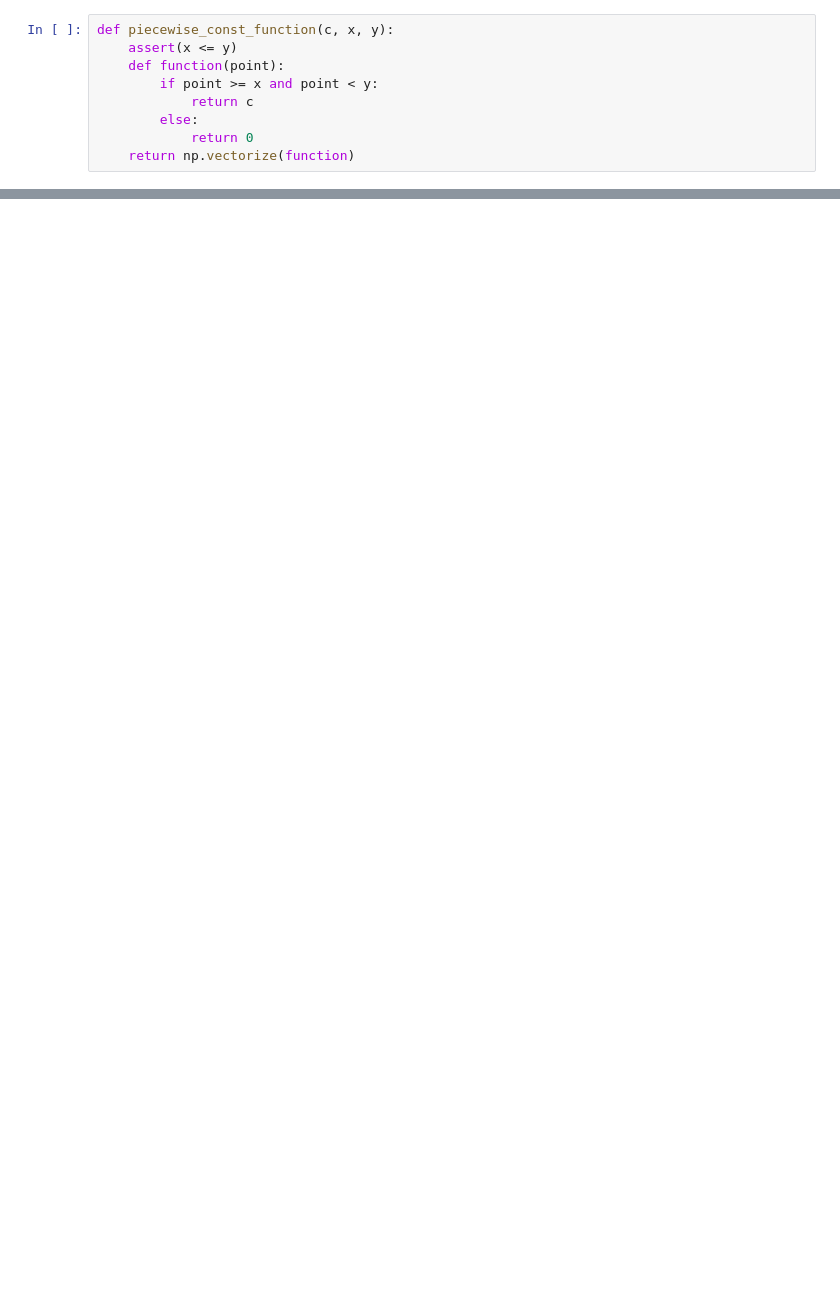
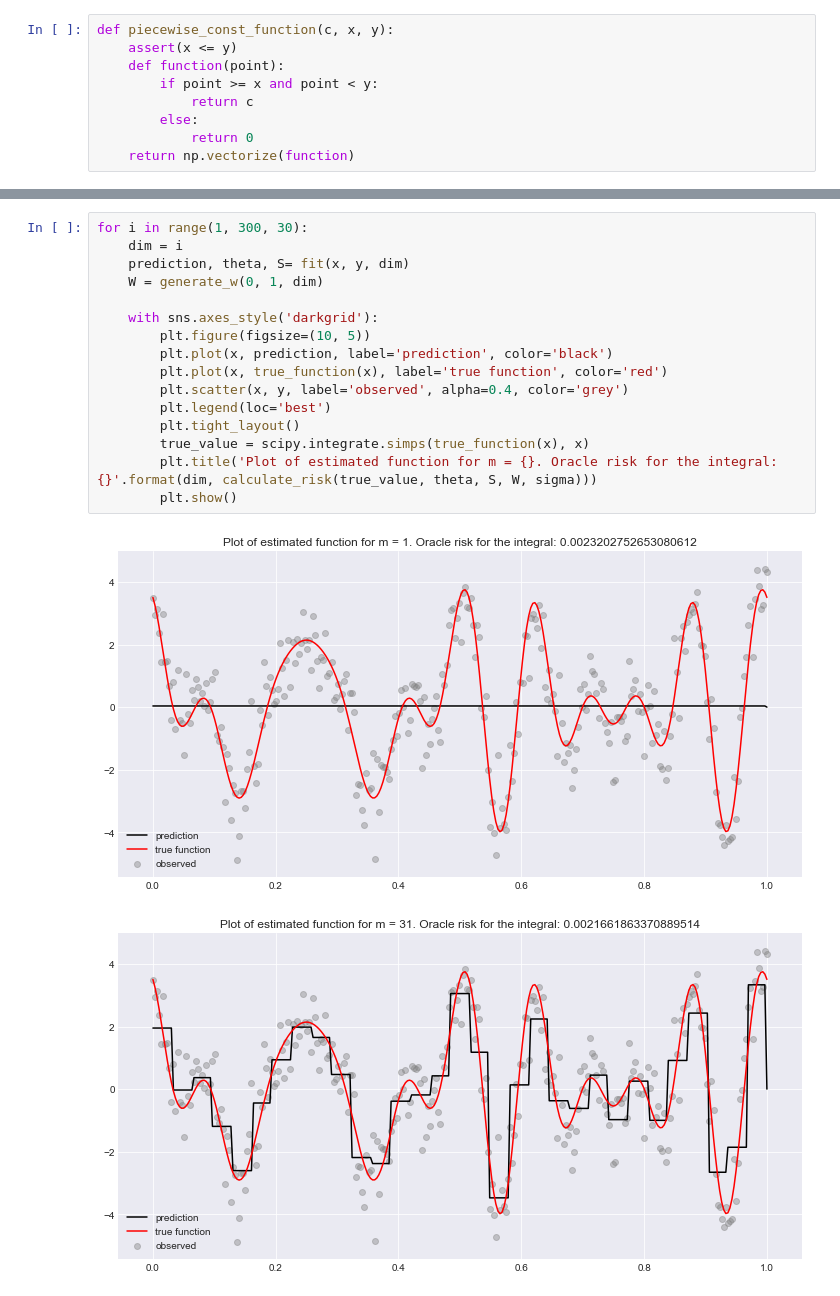
Before and after one commit to grapefroot/skoltech, a Jupyter notebook: Advanced Statistical Methods/asm project.ipynb, the cells around one changed output, grey strips where cells are left out. Cells and saved outputs as stored; diff of their text form; blank space fills up the shorter version.

```diff
--- a/Advanced Statistical Methods/asm project.ipynb
+++ b/Advanced Statistical Methods/asm project.ipynb
@@ -395,0 +202,19 @@ Emperical risk for adaptive choice 0.016818260637090306
+# %%
+for i in range(1, 300, 30):
+    dim = i
+    prediction, theta, S= fit(x, y, dim)
+    W = generate_w(0, 1, dim)
+
+    with sns.axes_style('darkgrid'):
+        plt.figure(figsize=(10, 5))
+        plt.plot(x, prediction, label='prediction', color='black')
+        plt.plot(x, true_function(x), label='true function', color='red')
+        plt.scatter(x, y, label='observed', alpha=0.4, color='grey')
+        plt.legend(loc='best')
+        plt.tight_layout()
+        true_value = scipy.integrate.simps(true_function(x), x)
+        plt.title('Plot of estimated function for m = {}. Oracle risk for the integral: {}'.format(dim, calculate_risk(true_value, theta, S, W, sigma)))
+        plt.show()
+# %% [output]
+[figure, added]
+[figure, added]
```
Also changed, not shown: parts of 53 cells of this notebook.
